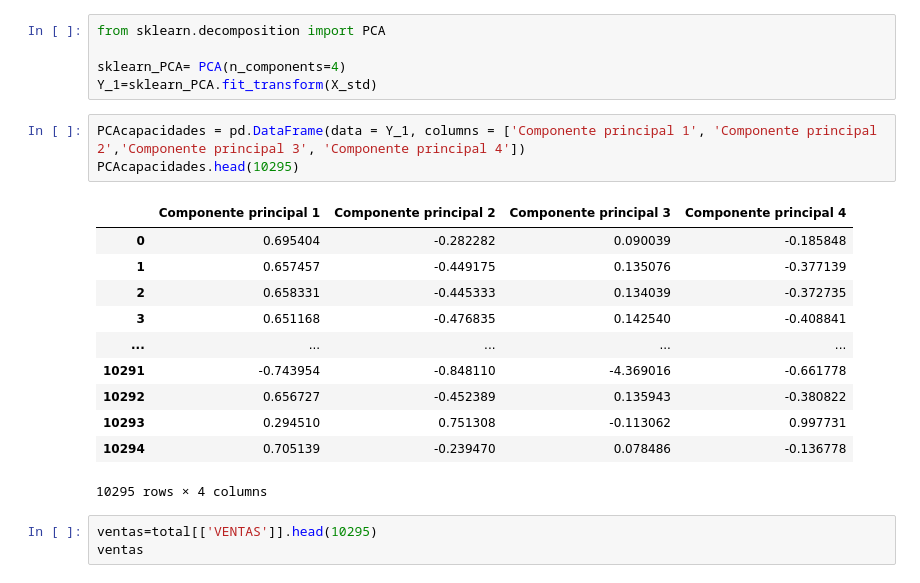
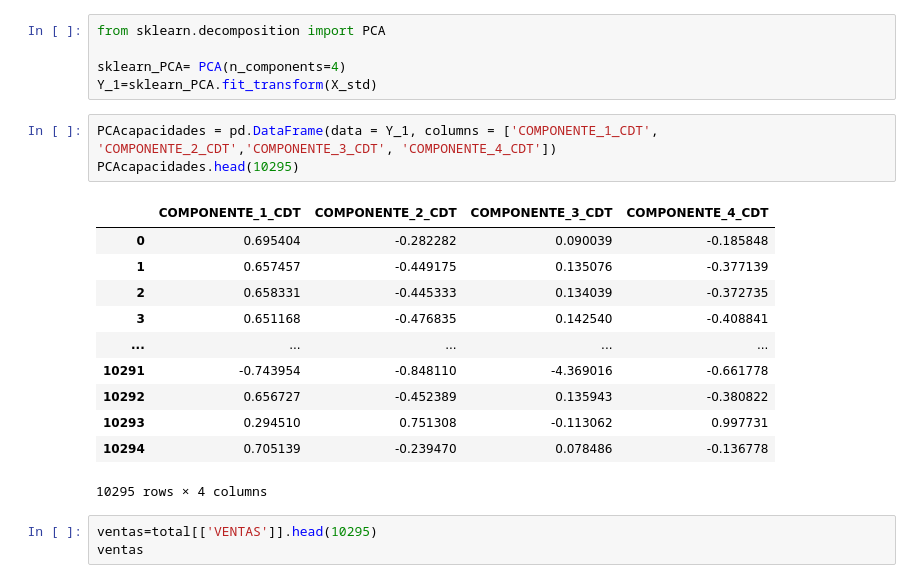
Before and after one commit to KatherinAcosta/Proyecto2018, a Jupyter notebook: 4.2.2.3 PCA Capacidades Dinámicas Tecnológicas.ipynb, the cells around one changed output. Cells and saved outputs as stored; diff of their text form.

```diff
--- a/4.2.2.3 PCA Capacidades Dinámicas Tecnológicas.ipynb
+++ b/4.2.2.3 PCA Capacidades Dinámicas Tecnológicas.ipynb
@@ -231,10 +222,10 @@ from sklearn.decomposition import PCA
 sklearn_PCA= PCA(n_components=4)
 Y_1=sklearn_PCA.fit_transform(X_std)
 # %%
-PCAcapacidades = pd.DataFrame(data = Y_1, columns = ['Componente principal 1', 'Componente principal 2','Componente principal 3', 'Componente principal 4'])
+PCAcapacidades = pd.DataFrame(data = Y_1, columns = ['COMPONENTE_1_CDT', 'COMPONENTE_2_CDT','COMPONENTE_3_CDT', 'COMPONENTE_4_CDT'])
 PCAcapacidades.head(10295)
 # %% [output]
-|  | Componente principal 1 | Componente principal 2 | Componente principal 3 | Componente principal 4 |
+|  | COMPONENTE_1_CDT | COMPONENTE_2_CDT | COMPONENTE_3_CDT | COMPONENTE_4_CDT |
 | 0 | 0.695404 | -0.282282 | 0.090039 | -0.185848 |
 | 1 | 0.657457 | -0.449175 | 0.135076 | -0.377139 |
 | 2 | 0.658331 | -0.445333 | 0.134039 | -0.372735 |
```
Also changed, not shown: parts of 4 cells of this notebook, 1 other file.
